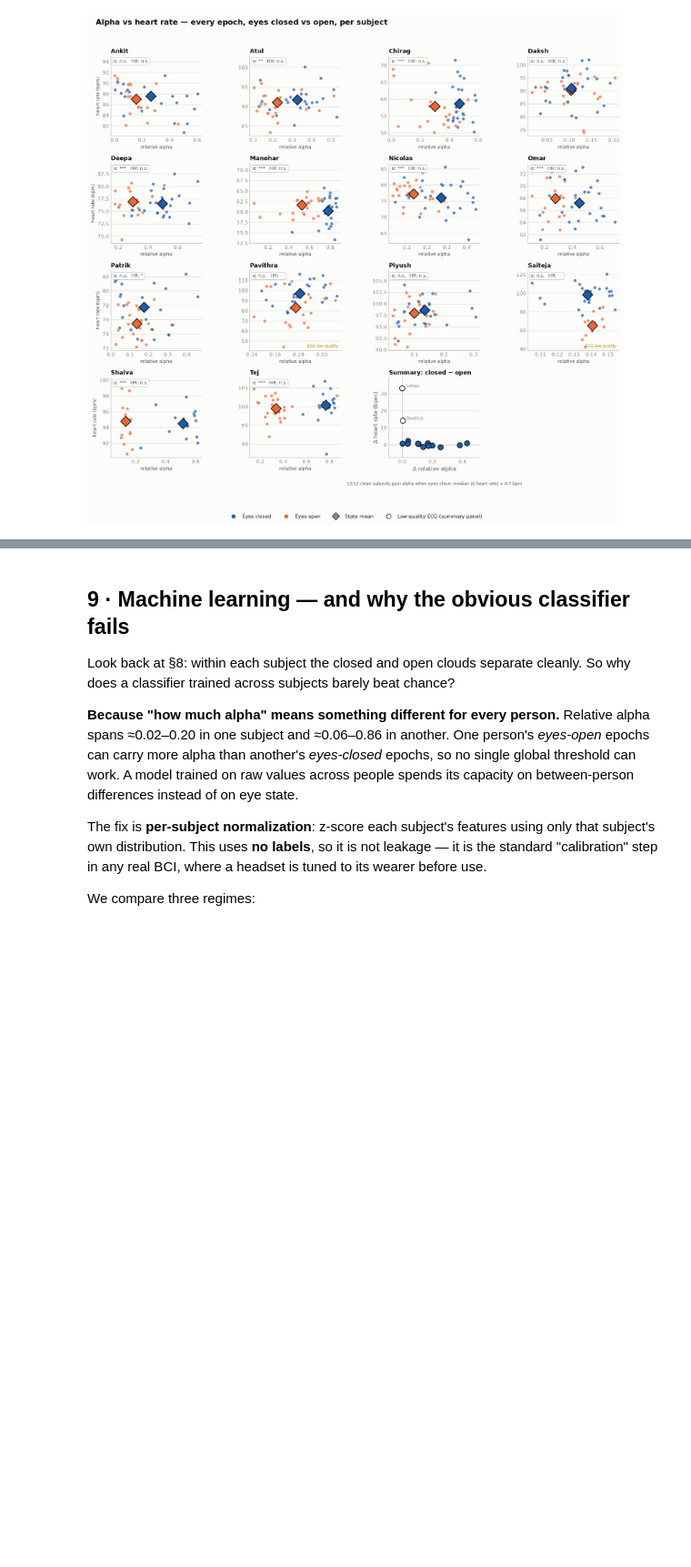
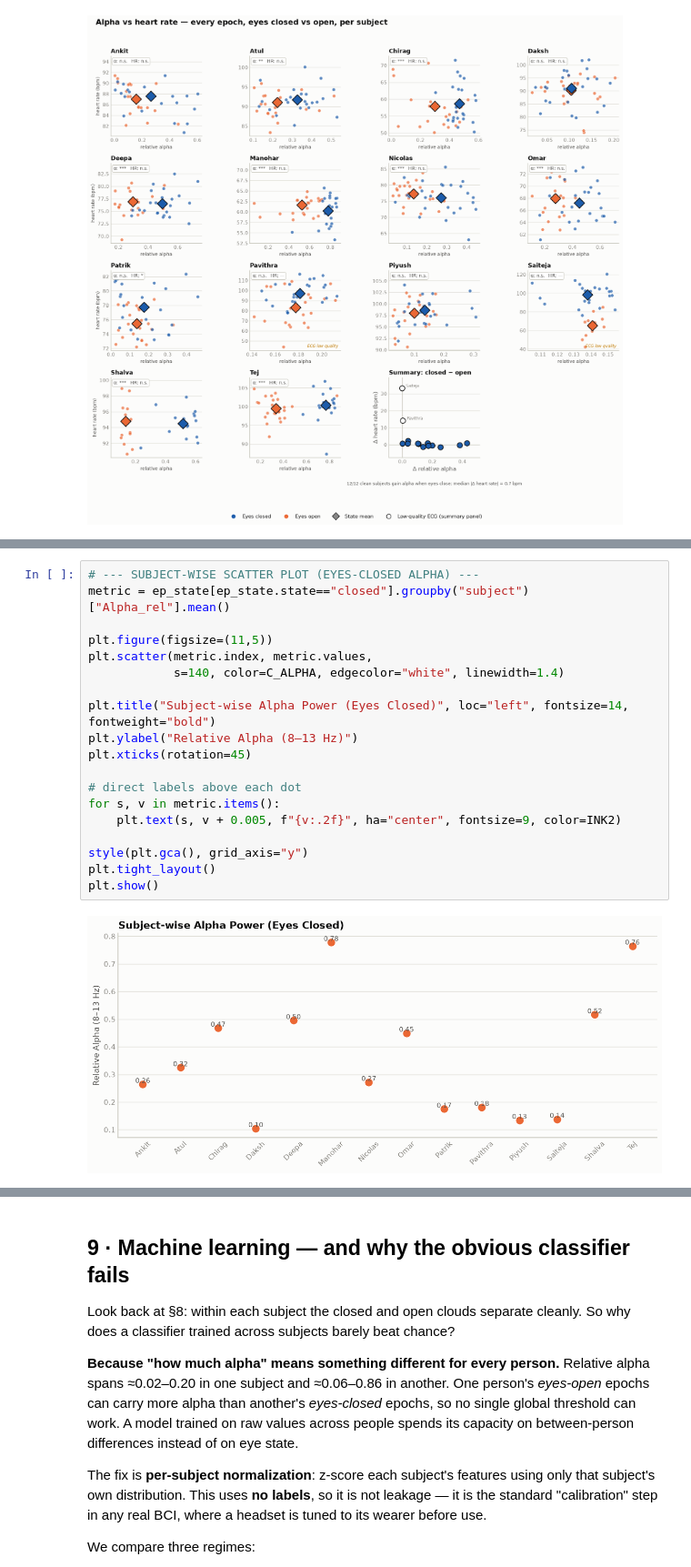
Before and after one commit to zalkimanohar/EEG-ECG-Music, a Jupyter notebook: Music_Brain_Heart_EEG_ECG_v2.ipynb, the cells around one changed output, grey strips where cells are left out. Shown at 91% size. Cells and saved outputs as stored; diff of their text form; blank space fills up the shorter version.

```diff
--- a/Music_Brain_Heart_EEG_ECG_v2.ipynb
+++ b/Music_Brain_Heart_EEG_ECG_v2.ipynb
@@ -776,0 +788,21 @@ plt.tight_layout(rect=[0,0.04,1,0.96]); plt.show()
+# %%
+# --- SUBJECT-WISE SCATTER PLOT (EYES-CLOSED ALPHA) ---
+metric = ep_state[ep_state.state=="closed"].groupby("subject")["Alpha_rel"].mean()
+
+plt.figure(figsize=(11,5))
+plt.scatter(metric.index, metric.values,
+            s=140, color=C_ALPHA, edgecolor="white", linewidth=1.4)
+
+plt.title("Subject-wise Alpha Power (Eyes Closed)", loc="left", fontsize=14, fontweight="bold")
+plt.ylabel("Relative Alpha (8–13 Hz)")
+plt.xticks(rotation=45)
+
+# direct labels above each dot
+for s, v in metric.items():
+    plt.text(s, v + 0.005, f"{v:.2f}", ha="center", fontsize=9, color=INK2)
+
+style(plt.gca(), grid_axis="y")
+plt.tight_layout()
+plt.show()
+# %% [output]
+[figure, added]
```
Also changed, not shown: parts of 7 cells of this notebook, 3 other files.
